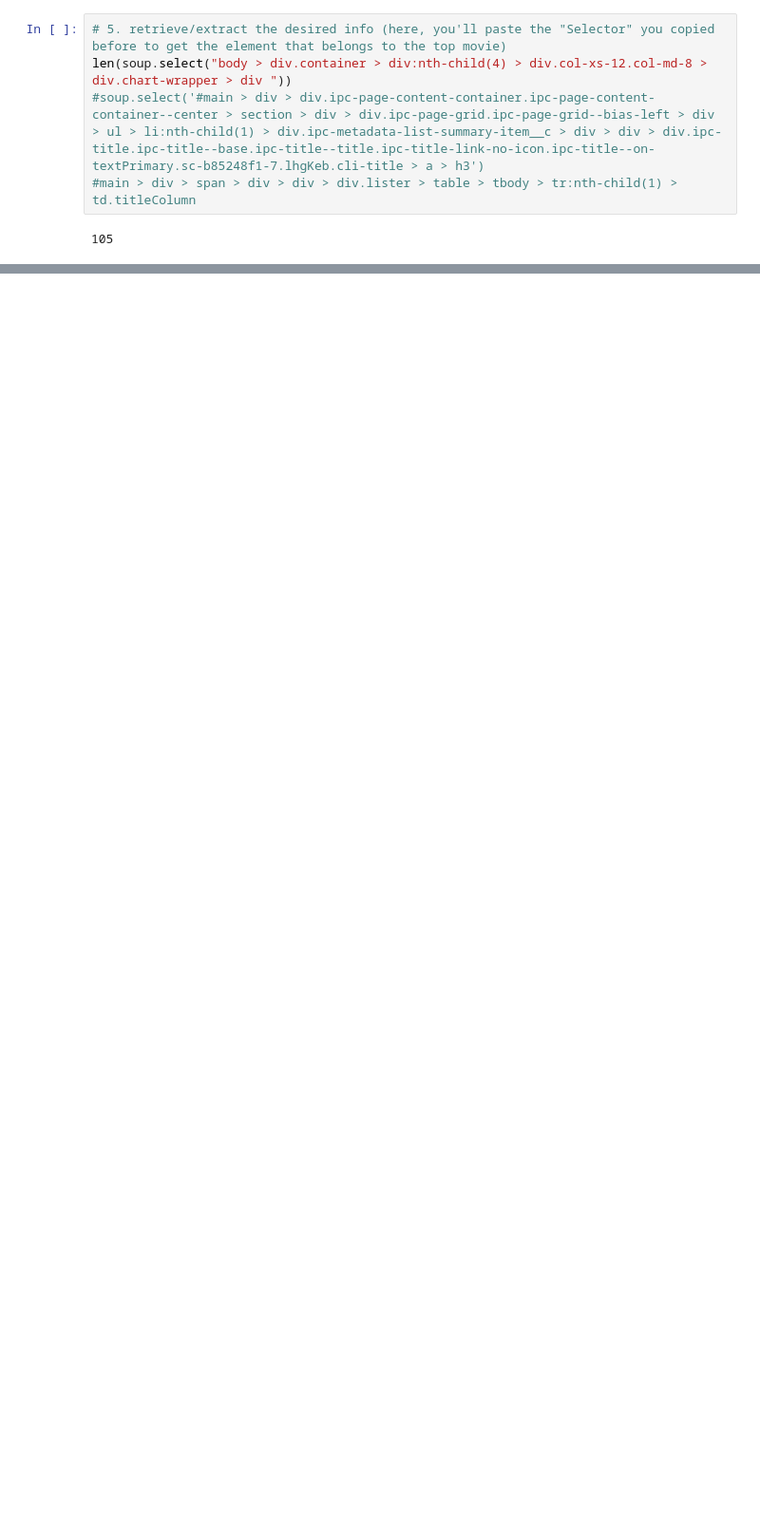
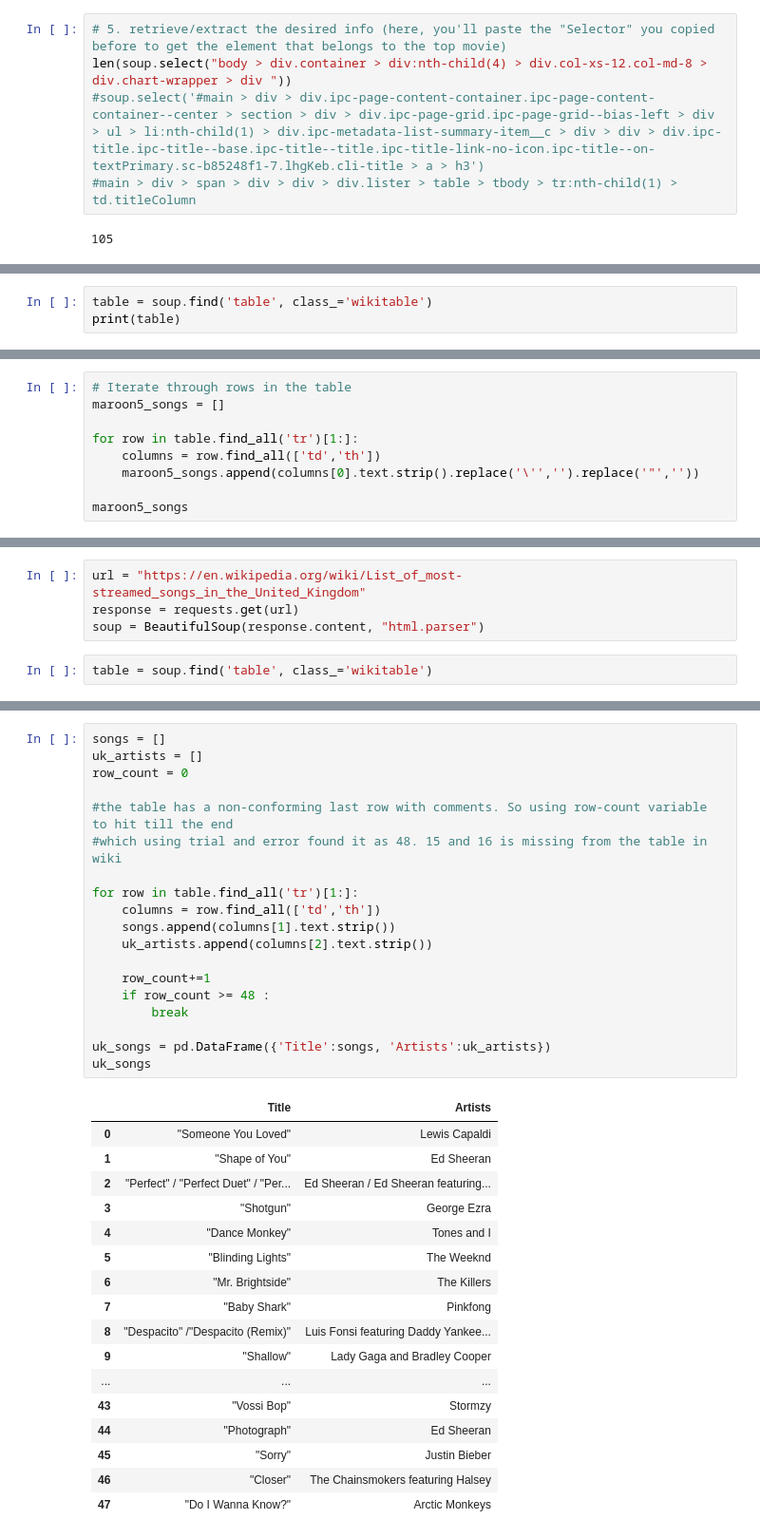
Before and after one commit to svidhy/lab-web-scraping-single-page, a Jupyter notebook: gnod-web-scraping.ipynb, the cells around one changed output, grey strips where cells are left out. Shown at 95% size. Saved outputs shown, nothing was run; the diff lists cells and outputs as text; blank space fills up the shorter version.

```diff
--- a/gnod-web-scraping.ipynb
+++ b/gnod-web-scraping.ipynb
@@ -83,0 +183,3 @@ top100
+# %%
+table = soup.find('table', class_='wikitable')
+print(table)
@@ -83,0 +204,9 @@ top100
+# %%
+# Iterate through rows in the table
+maroon5_songs = []
+
+for row in table.find_all('tr')[1:]:
+    columns = row.find_all(['td','th'])
+    maroon5_songs.append(columns[0].text.strip().replace('\'','').replace('"',''))
+
+maroon5_songs
@@ -83,0 +233,6 @@ top100
+# %%
+url = "https://en.wikipedia.org/wiki/List_of_most-streamed_songs_in_the_United_Kingdom"
+response = requests.get(url)
+soup = BeautifulSoup(response.content, "html.parser")
+# %%
+table = soup.find('table', class_='wikitable')
@@ -83,0 +257,37 @@ top100
+# %%
+songs = []
+uk_artists = []
+row_count = 0
+
+#the table has a non-conforming last row with comments. So using row-count variable to hit till the end
+#which using trial and error found it as 48. 15 and 16 is missing from the table in wiki
+
+for row in table.find_all('tr')[1:]:
+    columns = row.find_all(['td','th'])
+    songs.append(columns[1].text.strip())
+    uk_artists.append(columns[2].text.strip())
+
+    row_count+=1
+    if row_count >= 48 :
+        break
+
+uk_songs = pd.DataFrame({'Title':songs, 'Artists':uk_artists})
+uk_songs
+# %% [output]
+|  | Title | Artists |
+| 0 | "Someone You Loved" | Lewis Capaldi |
+| 1 | "Shape of You" | Ed Sheeran |
+| 2 | "Perfect" / "Perfect Duet" / "Per... | Ed Sheeran / Ed Sheeran featuring... |
+| 3 | "Shotgun" | George Ezra |
+| 4 | "Dance Monkey" | Tones and I |
+| 5 | "Blinding Lights" | The Weeknd |
+| 6 | "Mr. Brightside" | The Killers |
+| 7 | "Baby Shark" | Pinkfong |
+| 8 | "Despacito" /"Despacito (Remix)" | Luis Fonsi featuring Daddy Yankee... |
+| 9 | "Shallow" | Lady Gaga and Bradley Cooper |
+| ... | ... | ... |
+| 43 | "Vossi Bop" | Stormzy |
+| 44 | "Photograph" | Ed Sheeran |
+| 45 | "Sorry" | Justin Bieber |
+| 46 | "Closer" | The Chainsmokers featuring Halsey |
+| 47 | "Do I Wanna Know?" | Arctic Monkeys |
```
Also changed, not shown: parts of 16 cells of this notebook.
